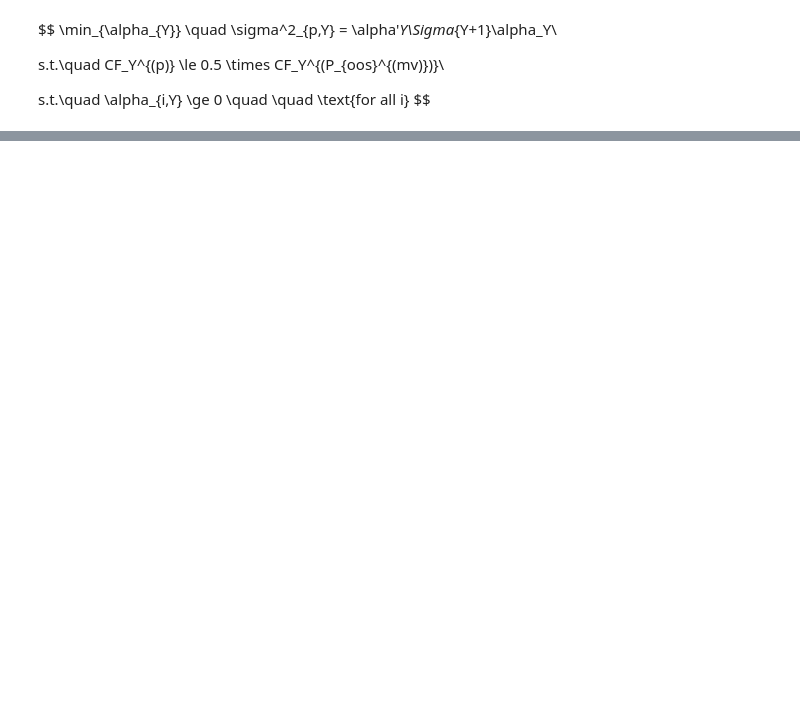
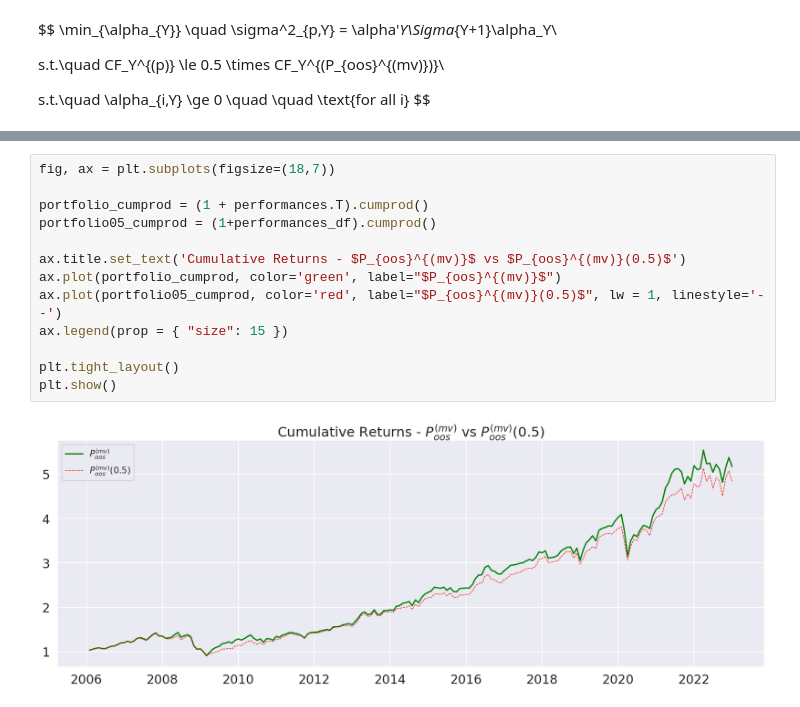
Before and after one commit to dorentinmorina/SAAM, a Jupyter notebook: main.ipynb, the cells around one changed output, grey strips where cells are left out. Saved outputs shown, nothing was run; the diff lists cells and outputs as text; blank space fills up the shorter version.

```diff
--- a/main.ipynb
+++ b/main.ipynb
@@ -1047,0 +815,15 @@ optimal_weights = result.x
+# %%
+fig, ax = plt.subplots(figsize=(18,7))
+
+portfolio_cumprod = (1 + performances.T).cumprod()
+portfolio05_cumprod = (1+performances_df).cumprod()
+
+ax.title.set_text('Cumulative Returns - $P_{oos}^{(mv)}$ vs $P_{oos}^{(mv)}(0.5)$')
+ax.plot(portfolio_cumprod, color='green', label="$P_{oos}^{(mv)}$")
+ax.plot(portfolio05_cumprod, color='red', label="$P_{oos}^{(mv)}(0.5)$", lw = 1, linestyle='--')
+ax.legend(prop = { "size": 15 })
+
+plt.tight_layout()
+plt.show()
+# %% [output]
+[figure, added]
```
Also changed, not shown: parts of 61 cells of this notebook.
